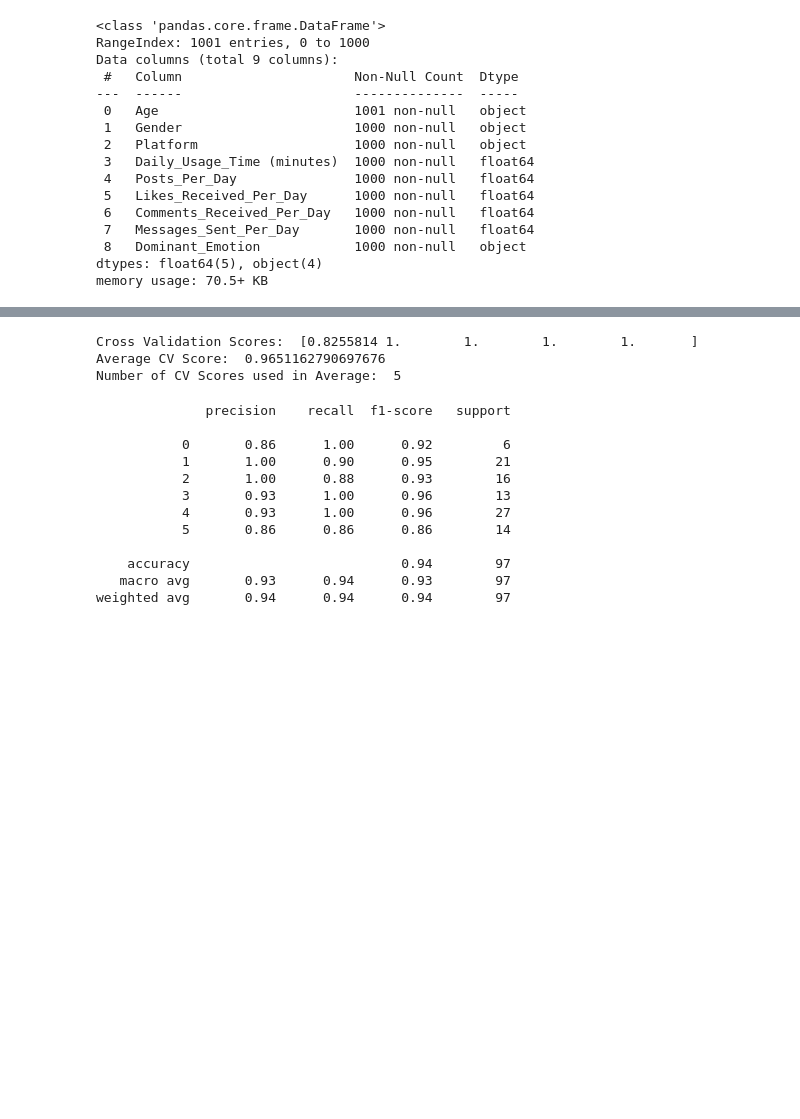
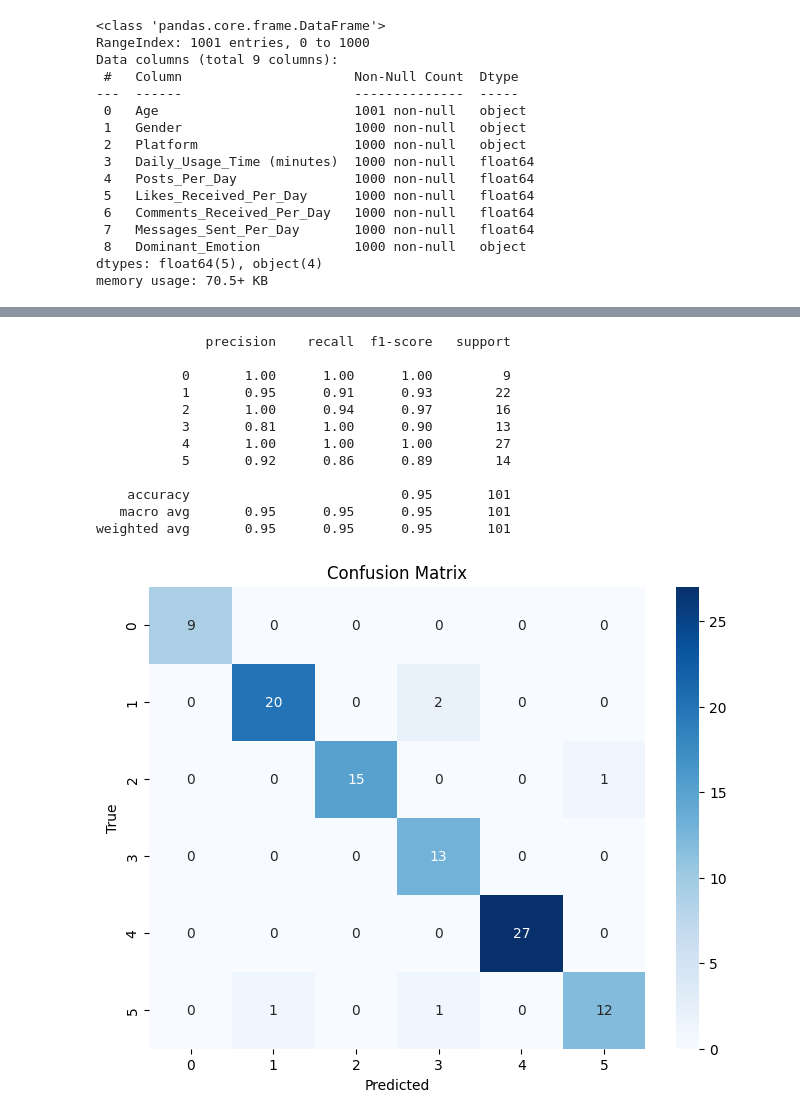
Before and after one commit to serieh/emotion-engine, a Jupyter notebook: model.ipynb, the cells around one changed output, grey strips where cells are left out. Cells and saved outputs as stored; diff of their text form; code cells hidden in the pictures; blank space fills up the shorter version.

```diff
--- a/model.ipynb
+++ b/model.ipynb
@@ -65,0 +85,4 @@ memory usage: 70.5+ KB
+# %%
+#Dropping the falty row
+df.dropna(inplace = True)
+df.info()
@@ -147,3 +200,4 @@ columns = ['Age','Daily_Usage_Time (minutes)','Posts_Per_Day','Likes_Received_Pe
 
 for col in columns:
     df[col] = pd.to_numeric(df[col], errors='coerce').fillna(0).astype(int)
+    df_test[col] = pd.to_numeric(df_test[col], errors='coerce').fillna(0).astype(int)
@@ -223,0 +385,14 @@ df_test.sample(10)
+# %%
+#Fixing the inbalanced data
+X = df.drop(columns=['Dominant_Emotion'])
+y = df['Dominant_Emotion']
+
+# Initialize ADASYN
+adasyn = ADASYN()
+
+# Fit and resample the dataset
+X_resampled, y_resampled = adasyn.fit_resample(X, y)
+
+# Convert the resampled data back to a DataFrame
+X_resampled_df = pd.DataFrame(X_resampled, columns=X.columns)
+df = pd.concat([X_resampled_df, pd.Series(y_resampled, name='Dominant_Emotion')], axis=1)
@@ -224,5 +411,7 @@ df_test.sample(10)
 # %%
-x = df[["Age", "Platform", "Comments_Received_Per_Day", "Likes_Received_Per_Day", "Gender", "Messages_Sent_Per_Day", "Posts_Per_Day", "Daily_Usage_Time (minutes)"]]
-y = df["Dominant_Emotion"]
+#Making the train/test splits
+x_train = df.drop(columns = ["Dominant_Emotion"])
+y_train = df["Dominant_Emotion"]
 
-x_test2 = df_test[["Age", "Platform", "Comments_Received_Per_Day", "Likes_Received_Per_Day", "Gender", "Messages_Sent_Per_Day", "Posts_Per_Day", "Daily_Usage_Time (minutes)"]]
+x_test = df_test.drop(columns = ["Dominant_Emotion"])
+y_test = df_test["Dominant_Emotion"]
@@ -271,33 +418,31 @@ Name: Dominant_Emotion, dtype: int32
-# %%
-#training a Decision Tree Classifier with kfolds
-clf = DecisionTreeClassifier(random_state=42)
-k_folds = KFold(n_splits = 5)
-scores = cross_val_score(clf, x, y, cv = k_folds)
-
-print("Cross Validation Scores: ", scores)
-print("Average CV Score: ", scores.mean())
-print("Number of CV Scores used in Average: ", len(scores))
-# %% [output]
-Cross Validation Scores:  [0.8255814 1.        1.        1.        1.       ]
-Average CV Score:  0.9651162790697676
-Number of CV Scores used in Average:  5
 # %%
-#training a Decision Tree Classifier
-clf2 = DecisionTreeClassifier(random_state=42).fit(x,y)
-res = clf2.predict(x_test2)
+#Training a Decision Tree Classifier
+dtc = DecisionTreeClassifier(random_state=42).fit(x_train,y_train)
 
-print(skmet.classification_report (df_test["Dominant_Emotion"] , res ))
+# Predict on the test set
+y_pred1 = dtc.predict(x_test)
+
+print(classification_report(y_test , y_pred1 ))
+
+cm = confusion_matrix(y_test, y_pred1)
+plt.figure(figsize=(8, 6))
+sns.heatmap(cm, annot=True, fmt='d', cmap='Blues')
+plt.xlabel('Predicted')
+plt.ylabel('True')
+plt.title('Confusion Matrix')
+plt.show()
 # %% [output]
               precision    recall  f1-score   support
 
-           0       0.86      1.00      0.92         6
-           1       1.00      0.90      0.95        21
-           2       1.00      0.88      0.93        16
-           3       0.93      1.00      0.96        13
-           4       0.93      1.00      0.96        27
-           5       0.86      0.86      0.86        14
+           0       1.00      1.00      1.00         9
+           1       0.95      0.91      0.93        22
+           2       1.00      0.94      0.97        16
+           3       0.81      1.00      0.90        13
+           4       1.00      1.00      1.00        27
+           5       0.92      0.86      0.89        14
 
-    accuracy                           0.94        97
-   macro avg       0.93      0.94      0.93        97
-weighted avg       0.94      0.94      0.94        97
+    accuracy                           0.95       101
+   macro avg       0.95      0.95      0.95       101
+weighted avg       0.95      0.95      0.95       101
+[figure, added]
 # %%
```
Also changed, not shown: parts of 32 cells of this notebook, 1 other file.
